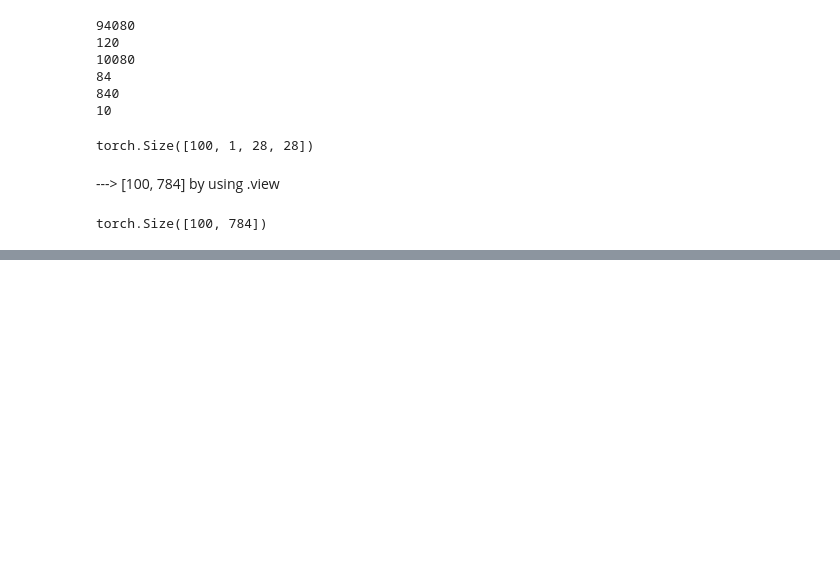
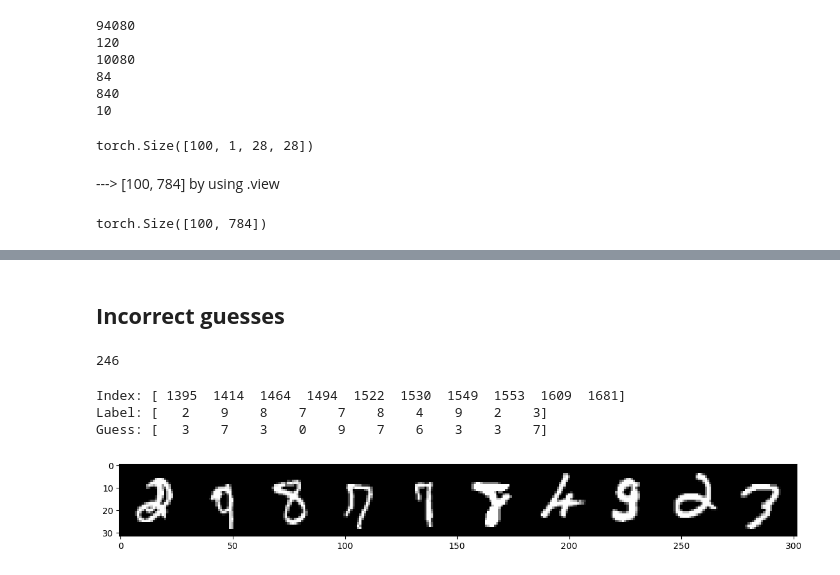
Before and after one commit to di-ton/Deep-Learning, a Jupyter notebook: mnist/ANN_on_MNIST.ipynb, the cells around one changed output, grey strips where cells are left out. Cells and saved outputs as stored; diff of their text form; code cells hidden in the pictures; blank space fills up the shorter version.

```diff
--- a/mnist/ANN_on_MNIST.ipynb
+++ b/mnist/ANN_on_MNIST.ipynb
@@ -171,0 +299,8 @@ torch.Size([100, 784])
+# %%
+with torch.no_grad():
+    correct = 0
+
+    for X_test, y_test in all_data_test_load:
+        y_testing = model(X_test.view(len(X_test), -1))
+        predicted = torch.max(y_testing.detach(), 1)[1]
+        correct += (predicted == y_test).sum()
@@ -171,0 +345,32 @@ torch.Size([100, 784])
+# %% [markdown]
+## __Incorrect guesses__
+# %%
+incorrect = np.array([])
+for i in range(len(predicted.flatten())):
+    if predicted[i] != y_test[i]:
+        incorrect = np.append(incorrect,i).astype('int64')
+
+# Display the number of misses
+len(incorrect)
+# %% [output]
+246
+# %%
+# Set up an iterator to feed batched rows
+r = 10
+batch = iter(np.array_split(incorrect,len(incorrect)//r+1))
+# %%
+nextrow = next(batch)
+print("Index:", nextrow)
+print("Label:", y_test.index_select(0,torch.tensor(nextrow)).numpy())
+print("Guess:", predicted.index_select(0,torch.tensor(nextrow)).numpy())
+
+images = X_test.index_select(0, torch.tensor(nextrow))
+im = make_grid(images, nrow = r)
+plt.figure(figsize = (14, 8))
+plt.imshow(np.transpose(im.numpy(), (1, 2, 0)))
+plt.show()
+# %% [output]
+Index: [ 1395  1414  1464  1494  1522  1530  1549  1553  1609  1681]
+Label: [   2    9    8    7    7    8    4    9    2    3]
+Guess: [   3    7    3    0    9    7    6    3    3    7]
+[figure, added]
```
Also changed, not shown: parts of 14 cells of this notebook.
